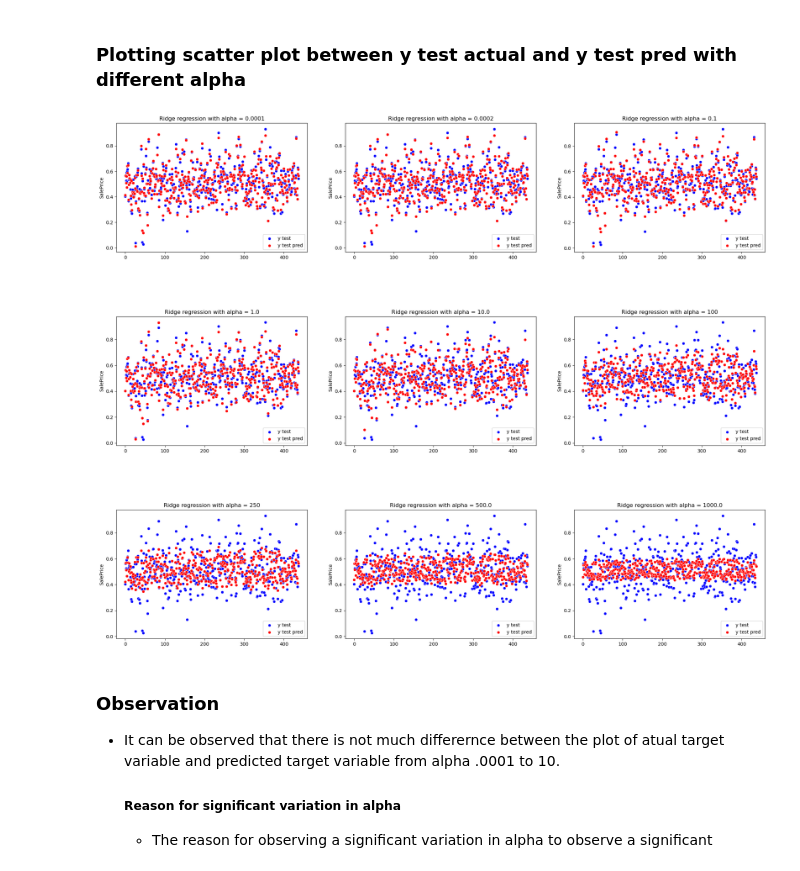
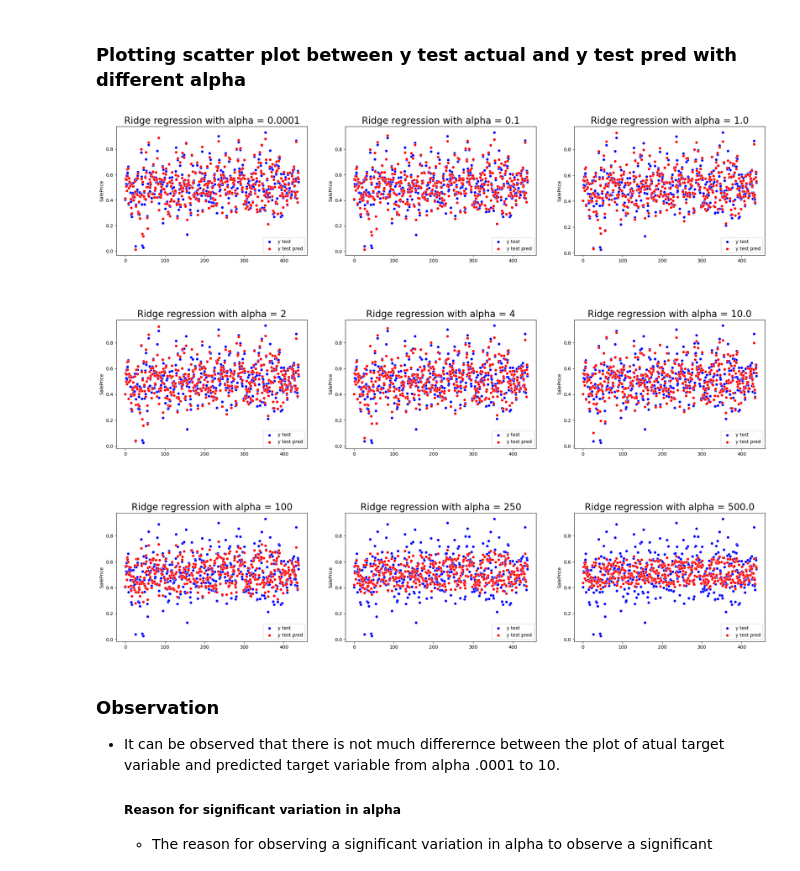
Before and after one commit to gauravtyagi02/AdvancedRegression, a Jupyter notebook: SurpriseHousing.ipynb, the cells around one changed output. Cells and saved outputs as stored; diff of their text form; code cells hidden in the pictures.

```diff
--- a/SurpriseHousing.ipynb
+++ b/SurpriseHousing.ipynb
@@ -699,30 +702,30 @@ gridSearchStats
 # %% [markdown]
 ### Plotting scatter plot between y test actual and y test pred with different alpha
 # %%
-alphaParams=[0.0001, 0.0002, 0.1,1.0, 10.0,100,250, 500.0,1000.0]
+alphaParams=[0.0001,0.1,1.0,2,4,10.0,100,250, 500.0,1000.0]
 fig, axis = plt.subplots(3, 3, figsize=(25, 20))
 row=0
 col=0
 for value in alphaParams:
     if col >=3:
         row=row+1
         col=0
         if row == 3:
             break
 
     ridge = Ridge(alpha=value)
     ridge.fit(x_test, y_test)
     sns.scatterplot(x=range(len(y_test)),y=y_test, ax=axis[row,col],color="blue")
     sns.scatterplot(x=range(len(y_test)),y=ridge.predict(x_test), ax=axis[row,col],color="red")
-    axis[row,col].set_title(f"Ridge regression with alpha = {value}")
+    axis[row,col].set_title(f"Ridge regression with alpha = {value}",fontsize=20)
     axis[row,col].legend(['y test','y test pred'])
 
     col=col+1
 
 plt.subplots_adjust(hspace=0.5)
 plt.show()
 # %% [output]
-[figure, old version]
+[figure, new version]
 # %% [markdown]
 ### Observation
 
```
Also changed, not shown: parts of 8 cells of this notebook, 1 other file.
